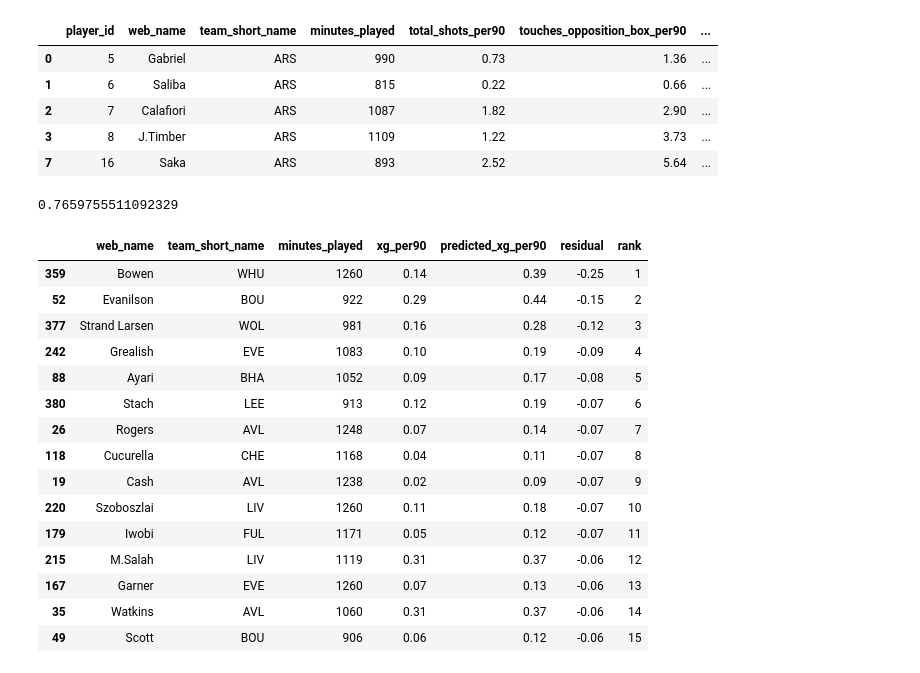
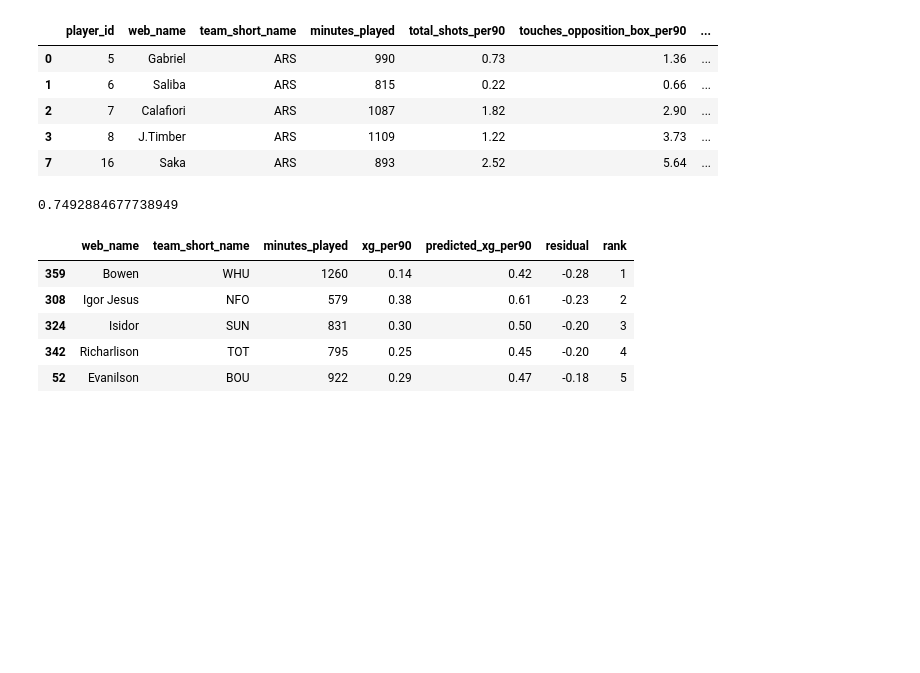
Before and after one commit to dmnarula/football-ds-learning, a Jupyter notebook: week4-modeling/Week4_Modeling.ipynb, the cells around one changed output. Cells and saved outputs as stored; diff of their text form; code cells hidden in the pictures; blank space fills up the shorter version.

```diff
--- a/week4-modeling/Week4_Modeling.ipynb
+++ b/week4-modeling/Week4_Modeling.ipynb
@@ -397,7 +416,6 @@ def plot_season_scatter(df, x_var, y_var, min_mins, lstep, *, title, color_by, c
 player_team_cols = ["player_id", "web_name", "team_short_name", "position", "minutes_played"]
 xg_cols = ["total_shots_per90", "touches_opposition_box_per90", "successful_dribbles_per90", "chances_created_per90", "xg_per90"]
 model_df = df_player_season[player_team_cols + xg_cols].copy()
-model_df = model_df[model_df["minutes_played"] > 600].copy()
+model_df = model_df[model_df["minutes_played"] > 450].copy()
 model_df["cat_position"] = model_df["position"]
 model_df = pd.get_dummies(model_df, columns=["position"], drop_first=True)
-model_df.head()
@@ -467,7 +478,7 @@ from sklearn.metrics import r2_score
 r2 = r2_score(model_df["xg_per90"], model_df["predicted_xg_per90"])
 r2
 # %% [output]
-0.7659755511092329
+0.7492884677738949
 # %%
 # Top overperformers
 over_df = (
@@ -480,30 +491,20 @@ over_df["rank"] = range(1, len(over_df)+1)
 # %%
 # Top underperformers
 under_df = (
-    model_df[model_df["minutes_played"] >=900]
+    model_df[model_df["minutes_played"] >=450]
     [["web_name", "team_short_name", "minutes_played", "xg_per90", "predicted_xg_per90", "residual"]]
-    .sort_values(by="residual", ascending=True).head(15)
+    .sort_values(by="residual", ascending=True).head(5)
 )
 
 under_df["rank"] = range(1, len(under_df)+1)
 under_df
 # %% [output]
 |  | web_name | team_short_name | minutes_played | xg_per90 | predicted_xg_per90 | residual | rank |
-| 359 | Bowen | WHU | 1260 | 0.14 | 0.39 | -0.25 | 1 |
-| 52 | Evanilson | BOU | 922 | 0.29 | 0.44 | -0.15 | 2 |
-| 377 | Strand Larsen | WOL | 981 | 0.16 | 0.28 | -0.12 | 3 |
-| 242 | Grealish | EVE | 1083 | 0.10 | 0.19 | -0.09 | 4 |
-| 88 | Ayari | BHA | 1052 | 0.09 | 0.17 | -0.08 | 5 |
-| 380 | Stach | LEE | 913 | 0.12 | 0.19 | -0.07 | 6 |
-| 26 | Rogers | AVL | 1248 | 0.07 | 0.14 | -0.07 | 7 |
-| 118 | Cucurella | CHE | 1168 | 0.04 | 0.11 | -0.07 | 8 |
-| 19 | Cash | AVL | 1238 | 0.02 | 0.09 | -0.07 | 9 |
-| 220 | Szoboszlai | LIV | 1260 | 0.11 | 0.18 | -0.07 | 10 |
-| 179 | Iwobi | FUL | 1171 | 0.05 | 0.12 | -0.07 | 11 |
-| 215 | M.Salah | LIV | 1119 | 0.31 | 0.37 | -0.06 | 12 |
-| 167 | Garner | EVE | 1260 | 0.07 | 0.13 | -0.06 | 13 |
-| 35 | Watkins | AVL | 1060 | 0.31 | 0.37 | -0.06 | 14 |
-| 49 | Scott | BOU | 906 | 0.06 | 0.12 | -0.06 | 15 |
+| 359 | Bowen | WHU | 1260 | 0.14 | 0.42 | -0.28 | 1 |
+| 308 | Igor Jesus | NFO | 579 | 0.38 | 0.61 | -0.23 | 2 |
+| 324 | Isidor | SUN | 831 | 0.30 | 0.50 | -0.20 | 3 |
+| 342 | Richarlison | TOT | 795 | 0.25 | 0.45 | -0.20 | 4 |
+| 52 | Evanilson | BOU | 922 | 0.29 | 0.47 | -0.18 | 5 |
 # %%
 # Checking for multicollinearity
 from statsmodels.stats.outliers_influence import variance_inflation_factor
```
Also changed, not shown: parts of 9 cells of this notebook.
